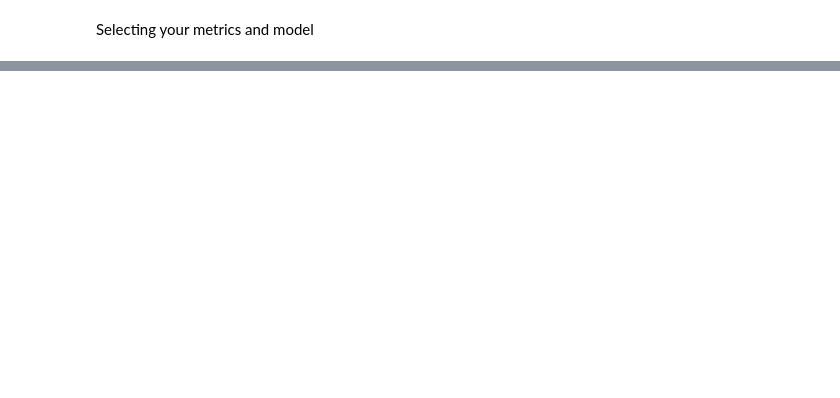
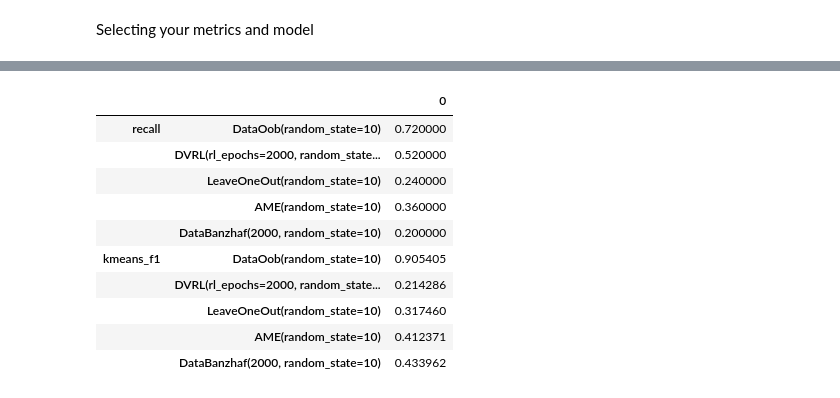
Before and after one commit to opendataval/opendataval, a Jupyter notebook: demo.ipynb, the cells around one changed output, grey strips where cells are left out. Saved outputs shown, nothing was run; the diff lists cells and outputs as text; code cells hidden in the pictures; blank space fills up the shorter version.

Commit message:
Initial rendition of a demo.ipynb. Will add better documentation/table of contents

```diff
--- a/demo.ipynb
+++ b/demo.ipynb
@@ -10,2 +10,5 @@ device = torch.device("mps")
+# %%
+device = torch.device("cpu")
+random_state = 10
 # %% [markdown]
 Loading Data
@@ -80,0 +59,11 @@ KNN
+# %%
+from dataoob.evaluator.evaluator import DataEvaluatorArgs
+model_name = "logreg"
+metric_name = "accuracy"
+train_kwargs = {"epochs": 40, "batch_size": 20} if model_name in ("ann", "logreg") else {}
+
+de_args = DataEvaluatorArgs(
+    pred_model=models[model_name],
+    metric_name=metric_name,
+    train_kwargs=train_kwargs,
+)
@@ -80,0 +97,22 @@ KNN
+# %%
+dummy_eval = [  # Used for quick testing and run throughs
+    DataOob(10, random_state=random_state),
+    DVRL(10, rl_epochs=10, random_state=random_state),
+    LeaveOneOut(random_state=random_state),
+    AME(10, random_state=random_state),
+    DataBanzhaf(samples=10, random_state=random_state),
+    BetaShapley(100, min_samples=99, model_name="t", random_state=random_state),
+    DataShapley(model_name="t", random_state=random_state),
+    DataShapley(100, min_samples=99, model_name="r", random_state=random_state),
+    DummyEvaluator(random_state=random_state)
+]
+
+data_evaluators = [  # actual run through of experiments, will take long time
+    DataOob(random_state=random_state),
+    DVRL(rl_epochs=2000, random_state=random_state),
+    LeaveOneOut(random_state=random_state),
+    AME(random_state=random_state),
+    DataBanzhaf(2000, random_state=random_state),
+    # BetaShapley(model_name="t", random_state=random_state),
+    # DataShapley(model_name="t", random_state=random_state),
+]
@@ -80,0 +121,5 @@ KNN
+# %%
+evalpipe = EvaluatorPipeline.setup(iris_args, de_args, data_evaluators)
+# evalpipe = EvaluatorPipeline(
+#     loader, dummy_eval, pred_model=models[model_name], train_kwargs=train_kwargs
+# )
@@ -80,0 +139,16 @@ KNN
+# %%
+df_resp = evalpipe.evaluate(noisy_detection)
+df_resp.to_csv('csv/noisy_detection.csv')
+df_resp
+# %% [output]
+|  |  | 0 |
+| recall | DataOob(random_state=10) | 0.720000 |
+|  | DVRL(rl_epochs=2000, random_state... | 0.520000 |
+|  | LeaveOneOut(random_state=10) | 0.240000 |
+|  | AME(random_state=10) | 0.360000 |
+|  | DataBanzhaf(2000, random_state=10) | 0.200000 |
+| kmeans_f1 | DataOob(random_state=10) | 0.905405 |
+|  | DVRL(rl_epochs=2000, random_state... | 0.214286 |
+|  | LeaveOneOut(random_state=10) | 0.317460 |
+|  | AME(random_state=10) | 0.412371 |
+|  | DataBanzhaf(2000, random_state=10) | 0.433962 |
```
Also changed, not shown: parts of 26 cells of this notebook, 1 other file.
